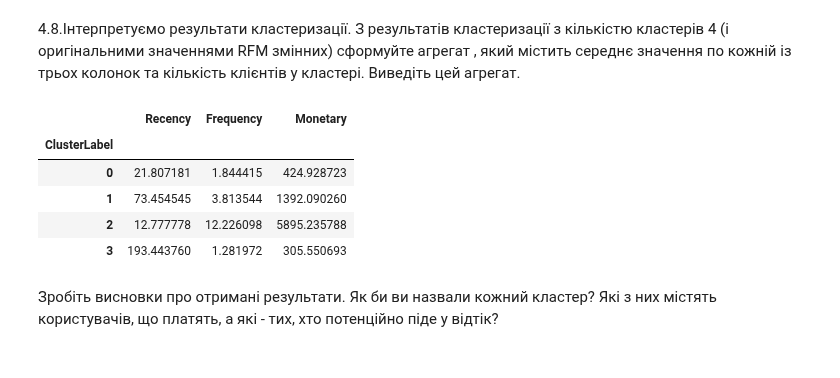
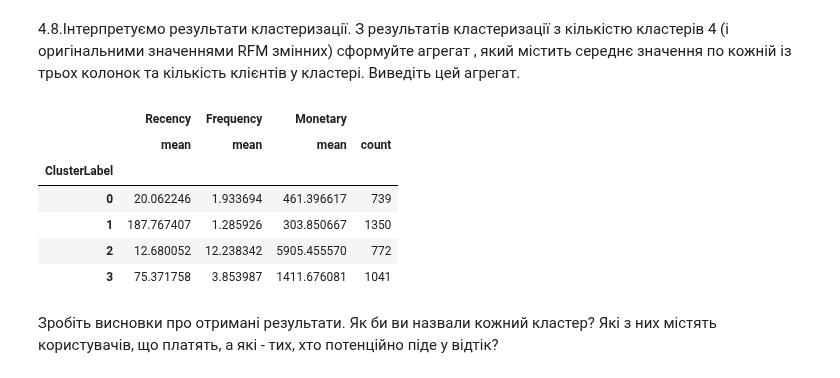
Before and after one commit to dmytrovelychko/rd_ds_python, a Jupyter notebook: hw_6.ipynb, the cells around one changed output. Drawn from its saved outputs; the diff is of its cells as text; code cells hidden in the pictures.

```diff
--- a/hw_6.ipynb
+++ b/hw_6.ipynb
@@ -342,3 +346,7 @@ datetime.date(2011, 12, 9)
 де
    - Last_Purchase_Date - це дата останньої покупки клієнта;
    - Recency - скільки днів минуло з дати останньої покупки клієнта до NOW.
+# %%
+# Recency рахуємо для інвойсів без врахування відмін
+df_not_cancelled = df[df["InvoiceNo"].apply(lambda x: str(x).lower().startswith("c")) == False]
+df_not_cancelled.head()
@@ -345,5 +360,5 @@ datetime.date(2011, 12, 9)
 # %%
-R_df = df[df["Quantity"] > 0].groupby("CustomerID")["Date"].max().to_frame("Last_Purchase_Date")
+R_df = df_not_cancelled[df_not_cancelled["Quantity"] > 0].groupby("CustomerID")["Date"].max().to_frame("Last_Purchase_Date")
 R_df["Recency"] = (NOW - R_df["Last_Purchase_Date"]).apply(lambda x: x.days)
 R_df.head()
 # %% [output]
@@ -363,7 +378,7 @@ R_df.head()
 - Frequency - кількість покупок клієнта (кількість унікальних інвойсів)
 - Monetary - скільки грошей у магазині витратив клієнт
 # %%
-FM_df = df[df["Quantity"] > 0].groupby("CustomerID")["InvoiceNo"].nunique().to_frame("Frequency")
+FM_df = df_not_cancelled[df_not_cancelled["Quantity"] > 0].groupby("CustomerID")["InvoiceNo"].nunique().to_frame("Frequency")
 FM_df.head()
 # %% [output]
 |  | Frequency |
@@ -660,14 +680,15 @@ plt.tight_layout()
 З результатів кластеризації з кількістю кластерів 4 (і оригінальними значеннями RFM змінних) сформуйте агрегат , який містить середнє значення по кожній із трьох колонок та кількість клієнтів у кластері.
 Виведіть цей агрегат.
 # %%
-df_rfm_k4.groupby("ClusterLabel").mean()
+df_rfm_k4.groupby("ClusterLabel").agg({'Recency' : 'mean', 'Frequency' : 'mean', 'Monetary': ['mean', 'count']})
 # %% [output]
-|  | Recency | Frequency | Monetary |
-| ClusterLabel |  |  |  |
-| 0 | 21.807181 | 1.844415 | 424.928723 |
-| 1 | 73.454545 | 3.813544 | 1392.090260 |
-| 2 | 12.777778 | 12.226098 | 5895.235788 |
-| 3 | 193.443760 | 1.281972 | 305.550693 |
+|  | Recency | Frequency | Monetary |  |
+|  | mean | mean | mean | count |
+| ClusterLabel |  |  |  |  |
+| 0 | 20.062246 | 1.933694 | 461.396617 | 739 |
+| 1 | 187.767407 | 1.285926 | 303.850667 | 1350 |
+| 2 | 12.680052 | 12.238342 | 5905.455570 | 772 |
+| 3 | 75.371758 | 3.853987 | 1411.676081 | 1041 |
 # %% [markdown]
 Зробіть висновки про отримані результати. Як би ви назвали кожний кластер? Які з них містять користувачів, що платять, а які - тих, хто потенційно піде у відтік?
 # %% [markdown]
```
Also changed, not shown: parts of 10 cells of this notebook.
